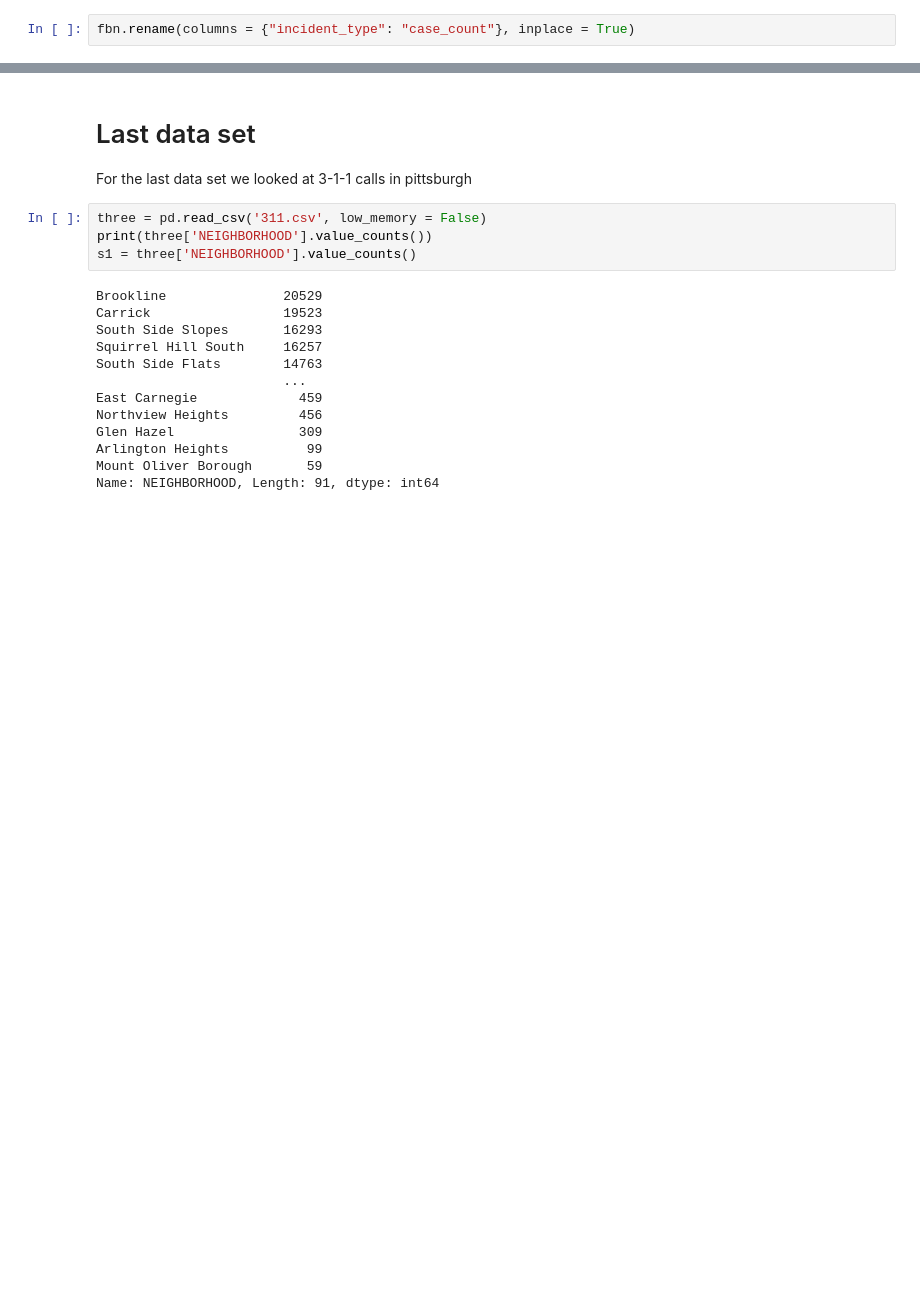
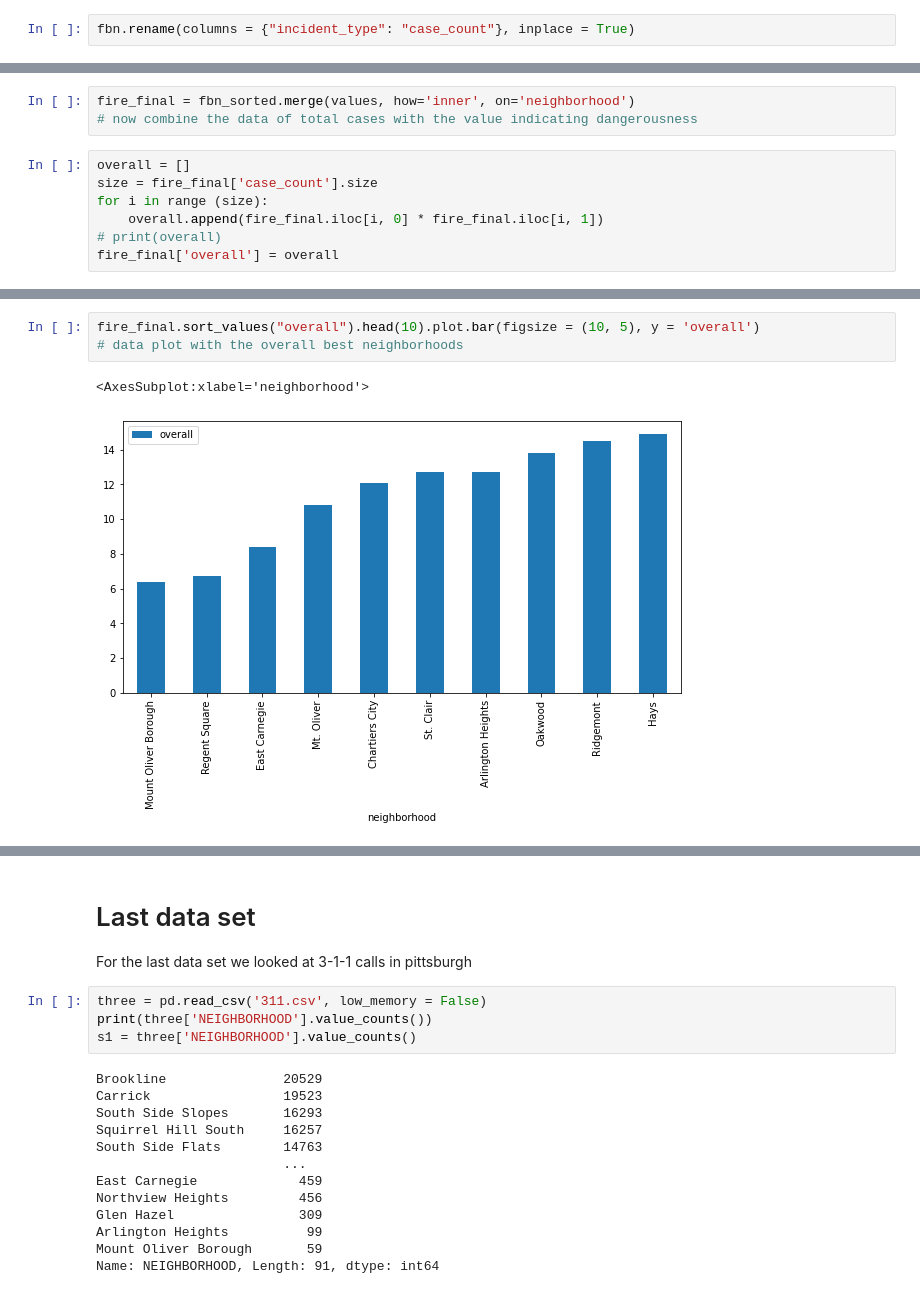
Before and after one commit to adamsheelar1/CMPINF0010_Final, a Jupyter notebook: pres.ipynb, the cells around one changed output, grey strips where cells are left out. Cells and saved outputs as stored; diff of their text form; blank space fills up the shorter version.

```diff
--- a/pres.ipynb
+++ b/pres.ipynb
@@ -167,0 +225,10 @@ The metric for the 2nd data set was essentialy to see where the least amount of
+# %%
+fire_final = fbn_sorted.merge(values, how='inner', on='neighborhood')
+# now combine the data of total cases with the value indicating dangerousness
+# %%
+overall = []
+size = fire_final['case_count'].size
+for i in range (size):
+    overall.append(fire_final.iloc[i, 0] * fire_final.iloc[i, 1])
+# print(overall)
+fire_final['overall'] = overall
@@ -167,0 +252,6 @@ The metric for the 2nd data set was essentialy to see where the least amount of
+# %%
+fire_final.sort_values("overall").head(10).plot.bar(figsize = (10, 5), y = 'overall')
+# data plot with the overall best neighborhoods
+# %% [output]
+<AxesSubplot:xlabel='neighborhood'>
+[figure, added]
```
Also changed, not shown: parts of 19 cells of this notebook.
